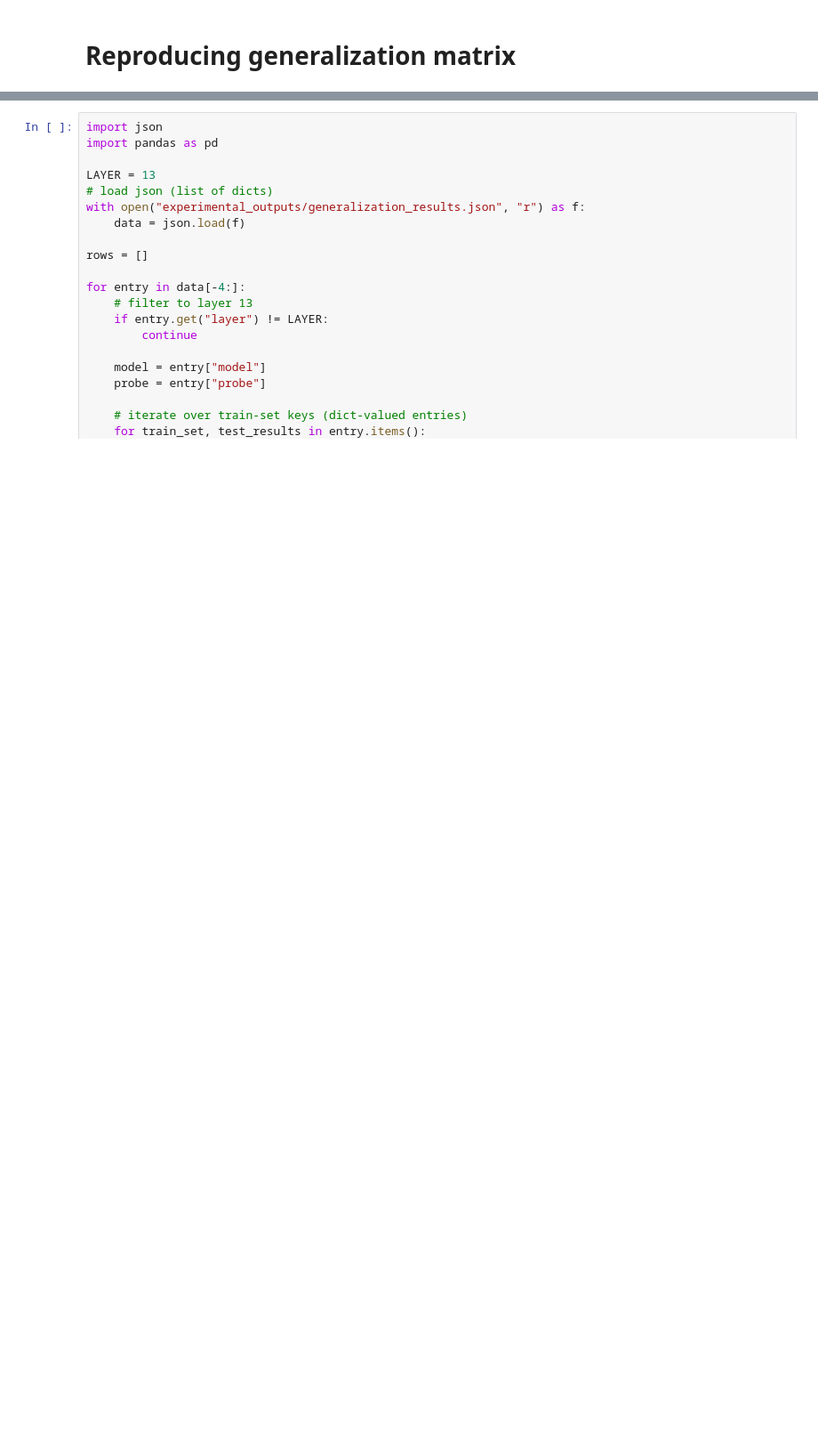
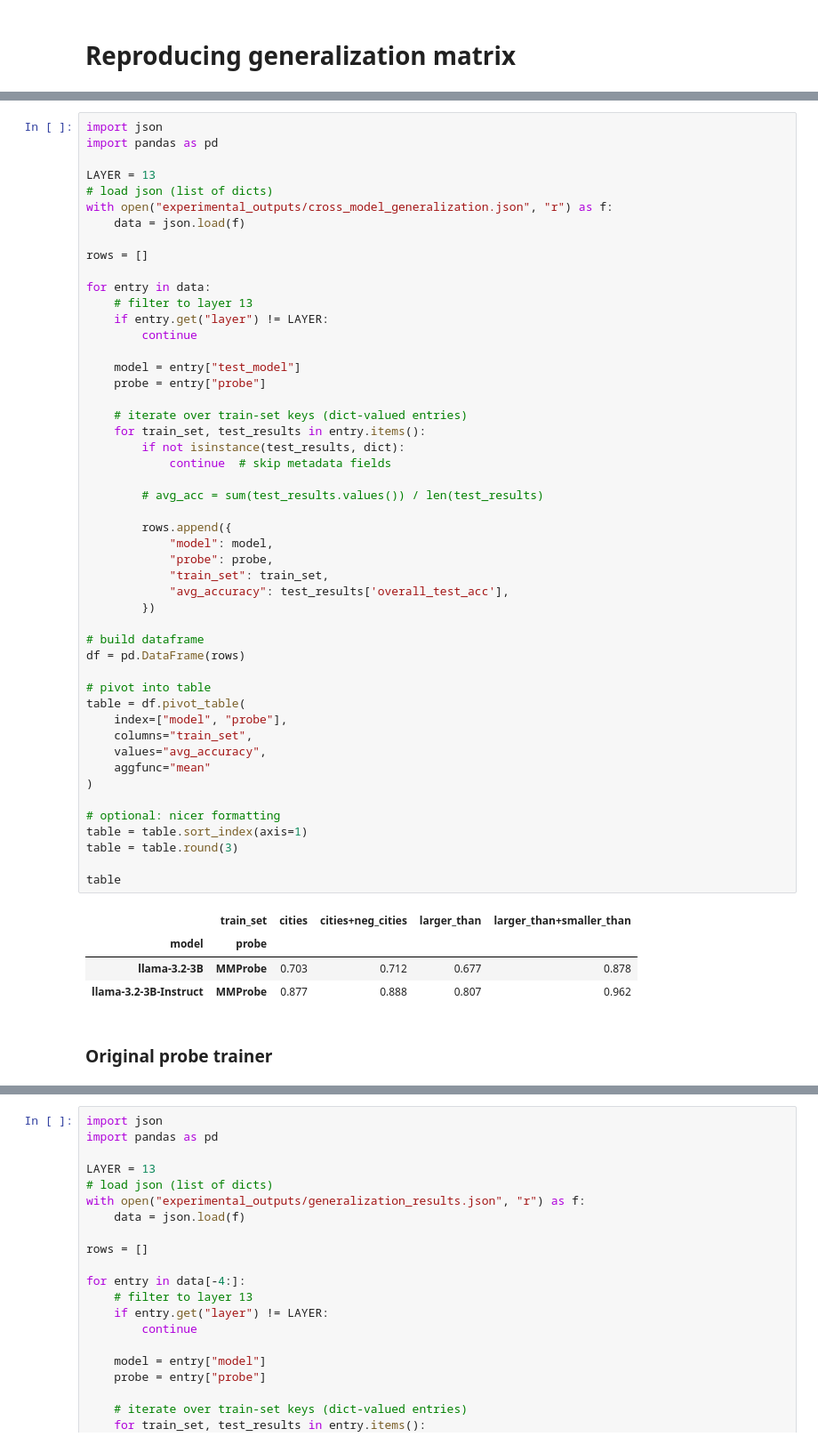
Before and after one commit to sharpchoc/geometry-of-truth, a Jupyter notebook: generalization.ipynb, the cells around one changed output, grey strips where cells are left out. Shown at 89% size. Saved outputs shown, nothing was run; the diff lists cells and outputs as text; blank space fills up the shorter version.

```diff
--- a/generalization.ipynb
+++ b/generalization.ipynb
@@ -49,2 +124,58 @@ seed = random.randint(0, 10000)
+# %%
+import json
+import pandas as pd
+
+LAYER = 13
+# load json (list of dicts)
+with open("experimental_outputs/cross_model_generalization.json", "r") as f:
+    data = json.load(f)
+
+rows = []
+
+for entry in data:
+    # filter to layer 13
+    if entry.get("layer") != LAYER:
+        continue
+
+    model = entry["test_model"]
+    probe = entry["probe"]
+
+    # iterate over train-set keys (dict-valued entries)
+    for train_set, test_results in entry.items():
+        if not isinstance(test_results, dict):
+            continue  # skip metadata fields
+
+        # avg_acc = sum(test_results.values()) / len(test_results)
+
+        rows.append({
+            "model": model,
+            "probe": probe,
+            "train_set": train_set,
+            "avg_accuracy": test_results['overall_test_acc'],
+        })
+
+# build dataframe
+df = pd.DataFrame(rows)
+
+# pivot into table
+table = df.pivot_table(
+    index=["model", "probe"],
+    columns="train_set",
+    values="avg_accuracy",
+    aggfunc="mean"
+)
+
+# optional: nicer formatting
+table = table.sort_index(axis=1)
+table = table.round(3)
+
+table
+# %% [output]
+|  | train_set | cities | cities+neg_cities | larger_than | larger_than+smaller_than |
+| model | probe |  |  |  |  |
+| llama-3.2-3B | MMProbe | 0.703 | 0.712 | 0.677 | 0.878 |
+| llama-3.2-3B-Instruct | MMProbe | 0.877 | 0.888 | 0.807 | 0.962 |
+# %% [markdown]
+### Original probe trainer
 # %%
 ProbeClasses = [
```
Also changed, not shown: parts of 9 cells of this notebook, 15 other files.
